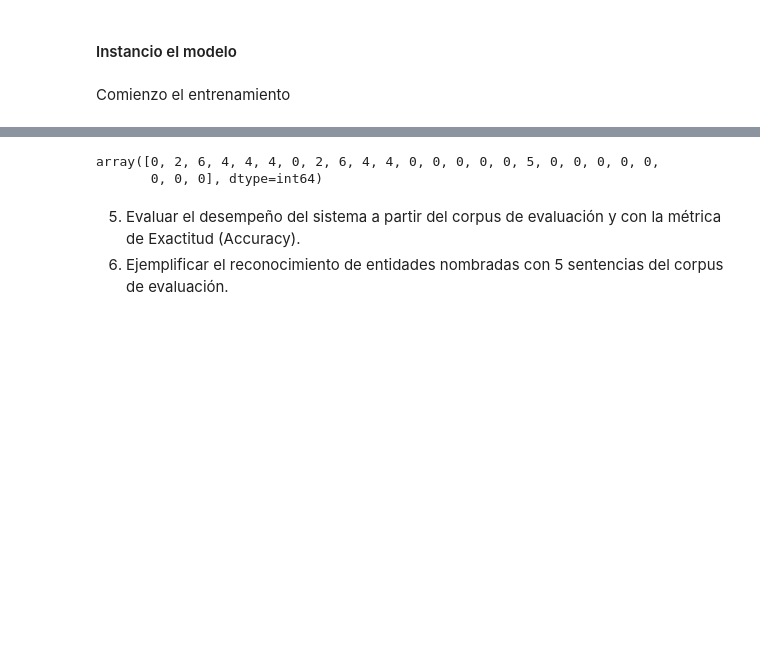
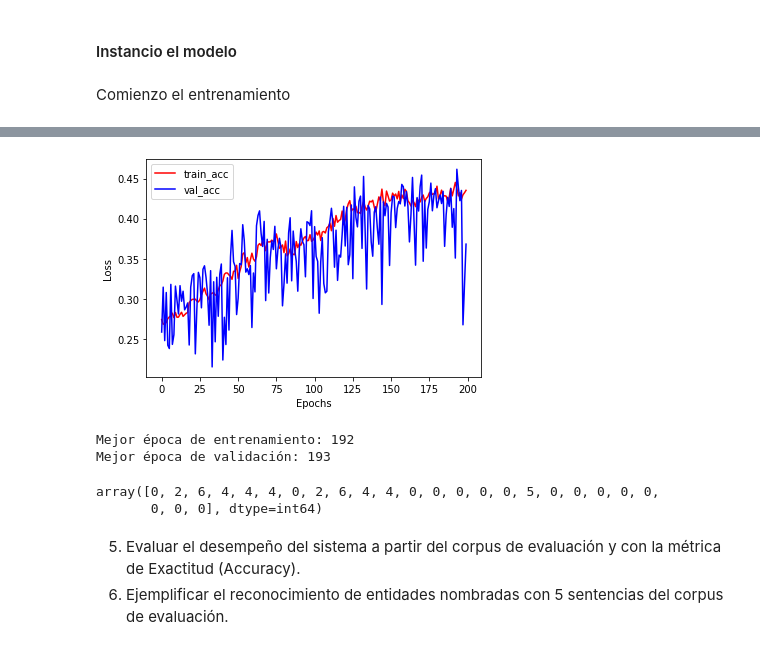
Before and after one commit to gandresto/PLN-2020-2, a Jupyter notebook: Prácticas/3/p3-ner.ipynb, the cells around one changed output, grey strips where cells are left out. Cells and saved outputs as stored; diff of their text form; code cells hidden in the pictures; blank space fills up the shorter version.

```diff
--- a/Prácticas/3/p3-ner.ipynb
+++ b/Prácticas/3/p3-ner.ipynb
@@ -599,3 +612,30 @@ plt.show()
+# %%
+def calc_acc(conf_mat):
+    return np.diag(conf_mat).sum()/conf_mat.sum()
+# %%
+train_acc_hist = [calc_acc(mat) for mat in history['train']['conf_mat']]
+val_acc_hist = [calc_acc(mat) for mat in history['val']['conf_mat']]
+
+plt.plot(train_acc_hist, color='red', label='train_acc')
+plt.plot(val_acc_hist, color='blue', label='val_acc')
+plt.legend()
+
+plt.xlabel('Epochs')
+plt.ylabel('Loss')
+
+plt.savefig(f'./img/modelo_v1_acc_seed_{SEED}.png')
+
+plt.show()
+# %% [output]
+[figure, added]
+# %%
+best_acc_train_epoch = np.argmax(train_acc_hist)
+best_acc_val_epoch = np.argmax(val_acc_hist)
+print(f"Mejor época de entrenamiento: {best_acc_train_epoch}")
+print(f"Mejor época de validación: {best_acc_val_epoch}")
+# %% [output]
+Mejor época de entrenamiento: 192
+Mejor época de validación: 193
 # %%
 def ix_sent_to_str(ix_sent):
     return ' '.join([index_to_word[ix] for ix in ix_sent])
```
Also changed, not shown: parts of 6 cells of this notebook, 4 other files.
